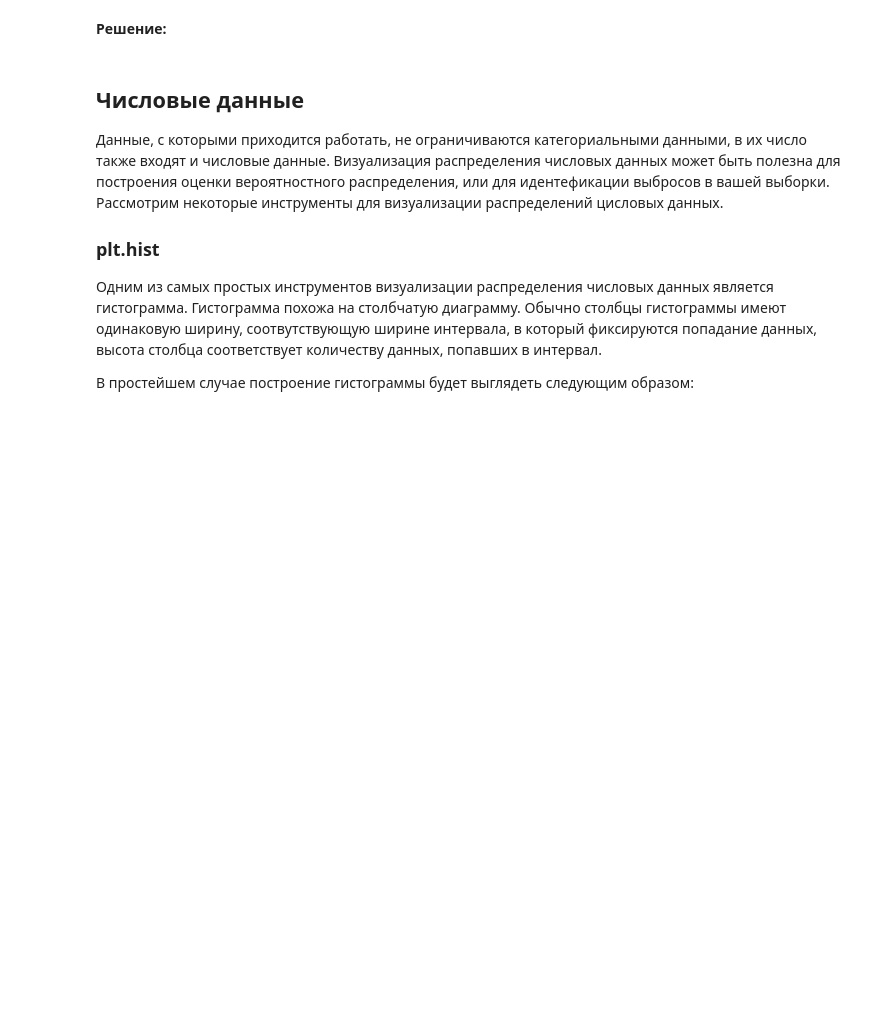
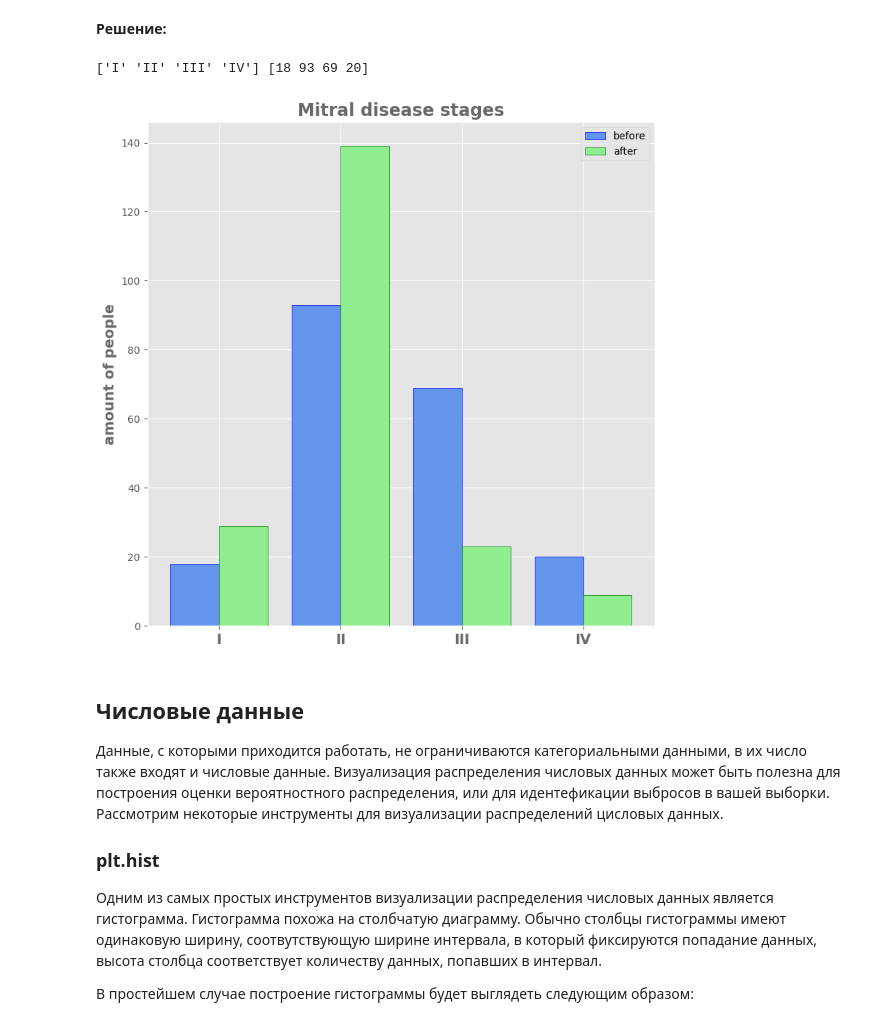
Before and after one commit to EvgrafovMichail/python_mipt_dafe, a Jupyter notebook: lessons/sem2_lesson08/sem8_313/sem8_matplotlib_diagrams.ipynb, the cells around one changed output. Saved outputs shown, nothing was run; the diff lists cells and outputs as text; code cells hidden in the pictures; blank space fills up the shorter version.

```diff
--- a/lessons/sem2_lesson08/sem8_313/sem8_matplotlib_diagrams.ipynb
+++ b/lessons/sem2_lesson08/sem8_313/sem8_matplotlib_diagrams.ipynb
@@ -228,3 +233,49 @@ import json
+# %%
+path_to_file = os.path.join(".", "data", "medic_data.json")
+
+assert os.path.exists(path_to_file), " No file ((("
+
+with open(path_to_file, "r") as file:
+    medic_data = json.load(file)
+
+medic_data = dict(medic_data)
+
+labels_before, counts_before = np.unique(medic_data["before"], return_counts=True)
+labels_after, counts_after = np.unique(medic_data["after"], return_counts=True)
+figure, axis = plt.subplots(figsize=(9, 9))
+
+axis.set_title("Mitral disease stages", fontsize=17, fontweight="bold", c="dimgray")
+axis.set_ylabel("amount of people", fontsize=14, fontweight="bold", c="dimgray")
+axis.set_xticks(
+    np.arange(labels_before.size),
+    labels_before,
+    weight="bold",
+)
+axis.tick_params(axis="x", labelsize=14, labelcolor="dimgray")
+
+axis.bar(
+    np.arange(counts_before.size),
+    counts_before,
+    width=-0.4,
+    color="cornflowerblue",
+    edgecolor="blue",
+    align = "edge"
+)
+
+axis.bar(
+    np.arange(counts_after.size),
+    counts_after,
+    width=0.4,
+    color="lightgreen",
+    edgecolor="green",
+    align = "edge"
+)
+
+axis.legend(["before","after"])
+plt.show()
+# %% [output]
+['I' 'II' 'III' 'IV'] [18 93 69 20]
+[figure, added]
 # %% [markdown]
 ## Числовые данные
 
```
Also changed, not shown: parts of 21 cells of this notebook, 6 other files.
